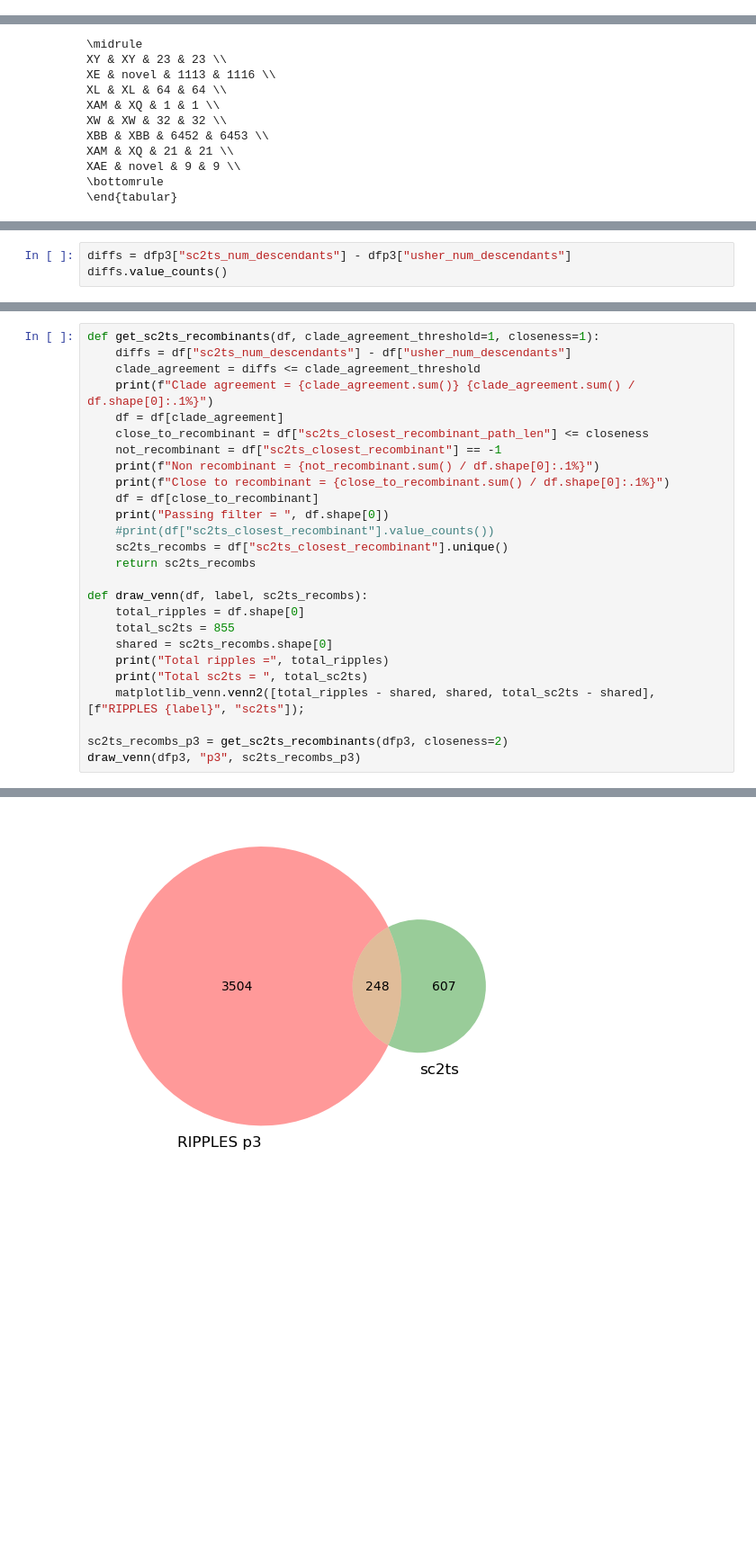
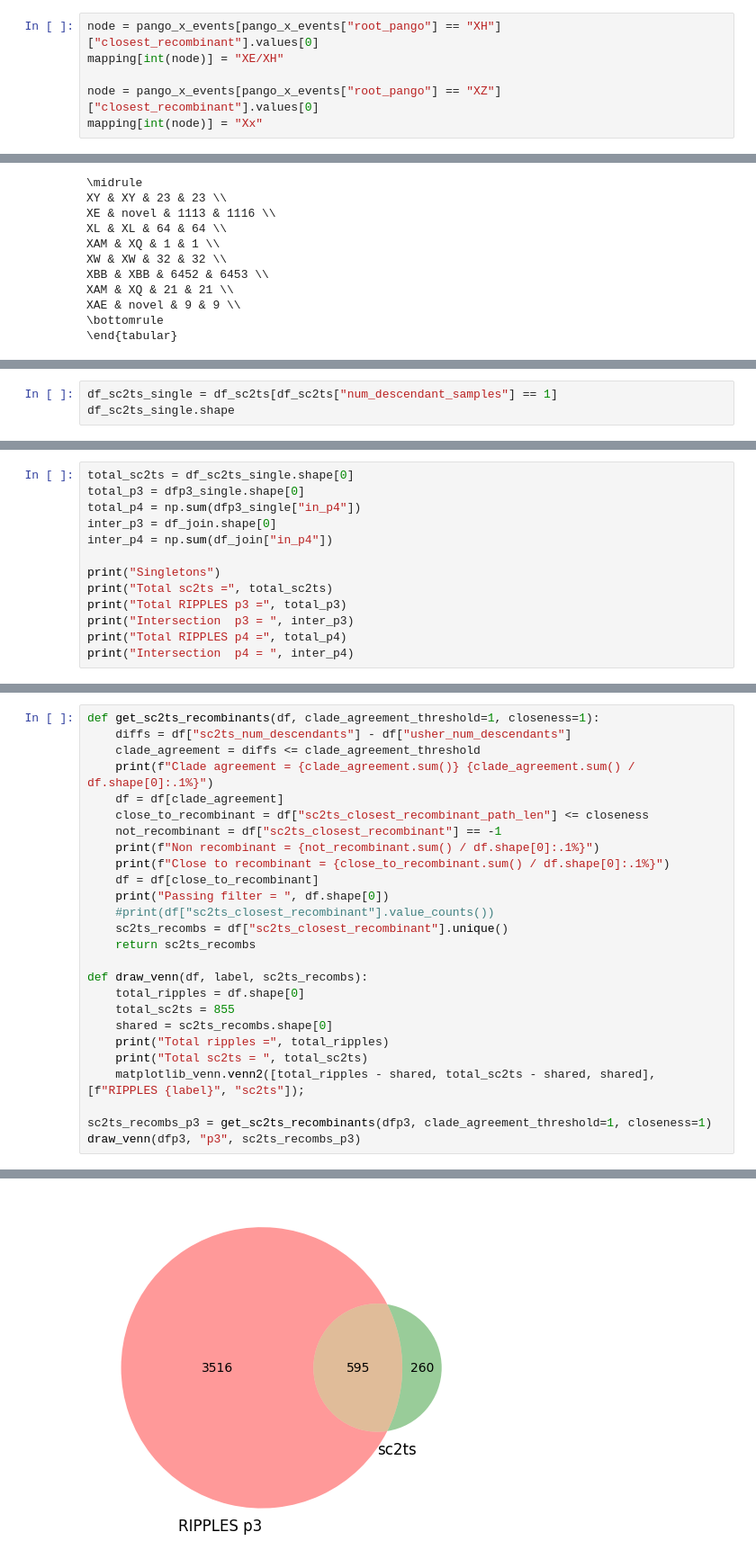
Before and after one commit to jeromekelleher/sc2ts-paper, a Jupyter notebook: notebooks/analysis_ripples.ipynb, the cells around one changed output, grey strips where cells are left out. Shown at 90% size. Drawn from its saved outputs; the diff is of its cells as text; blank space fills up the shorter version.

```diff
--- a/notebooks/analysis_ripples.ipynb
+++ b/notebooks/analysis_ripples.ipynb
@@ -268,3 +264,9 @@ collections.Counter(mapping.values()).most_common(5)
 # %%
 # Remove the novel XBB.1 also
 mapping = {k: v for k, v in mapping.items() if v not in ["XAD", "XBB.1"]}
+# %%
+node = pango_x_events[pango_x_events["root_pango"] == "XH"]["closest_recombinant"].values[0]
+mapping[int(node)] = "XE/XH"
+
+node = pango_x_events[pango_x_events["root_pango"] == "XZ"]["closest_recombinant"].values[0]
+mapping[int(node)] = "Xx"
@@ -411,0 +505,3 @@ Of these, 388 are also sc2ts singleton recombinants.
+# %%
+df_sc2ts_single = df_sc2ts[df_sc2ts["num_descendant_samples"] == 1]
+df_sc2ts_single.shape
@@ -478,0 +548,13 @@ Name: count, dtype: int64
+# %%
+total_sc2ts = df_sc2ts_single.shape[0]
+total_p3 = dfp3_single.shape[0]
+total_p4 = np.sum(dfp3_single["in_p4"])
+inter_p3 = df_join.shape[0]
+inter_p4 = np.sum(df_join["in_p4"])
+
+print("Singletons")
+print("Total sc2ts =", total_sc2ts)
+print("Total RIPPLES p3 =", total_p3)
+print("Intersection  p3 = ", inter_p3)
+print("Total RIPPLES p4 =", total_p4)
+print("Intersection  p4 = ", inter_p4)
@@ -517,3 +581,0 @@ df_non_singletons[df_non_singletons["usher_num_descendants"] == df_non_singleton
-# %%
-diffs = dfp3["sc2ts_num_descendants"] - dfp3["usher_num_descendants"]
-diffs.value_counts()
@@ -552,8 +601,8 @@ def draw_venn(df, label, sc2ts_recombs):
     shared = sc2ts_recombs.shape[0]
     print("Total ripples =", total_ripples)
     print("Total sc2ts = ", total_sc2ts)
-    matplotlib_venn.venn2([total_ripples - shared, shared, total_sc2ts - shared], [f"RIPPLES {label}", "sc2ts"]);
+    matplotlib_venn.venn2([total_ripples - shared, total_sc2ts - shared, shared], [f"RIPPLES {label}", "sc2ts"]);
 
-sc2ts_recombs_p3 = get_sc2ts_recombinants(dfp3, closeness=2)
+sc2ts_recombs_p3 = get_sc2ts_recombinants(dfp3, clade_agreement_threshold=1, closeness=1)
 draw_venn(dfp3, "p3", sc2ts_recombs_p3)
 # %% [output]
@@ -564,3 +613,3 @@ Passing filter =  632
 Total ripples = 4111
 Total sc2ts =  855
-[figure, old version]
+[figure, new version]
```
Also changed, not shown: parts of 52 cells of this notebook, 1 other file.
